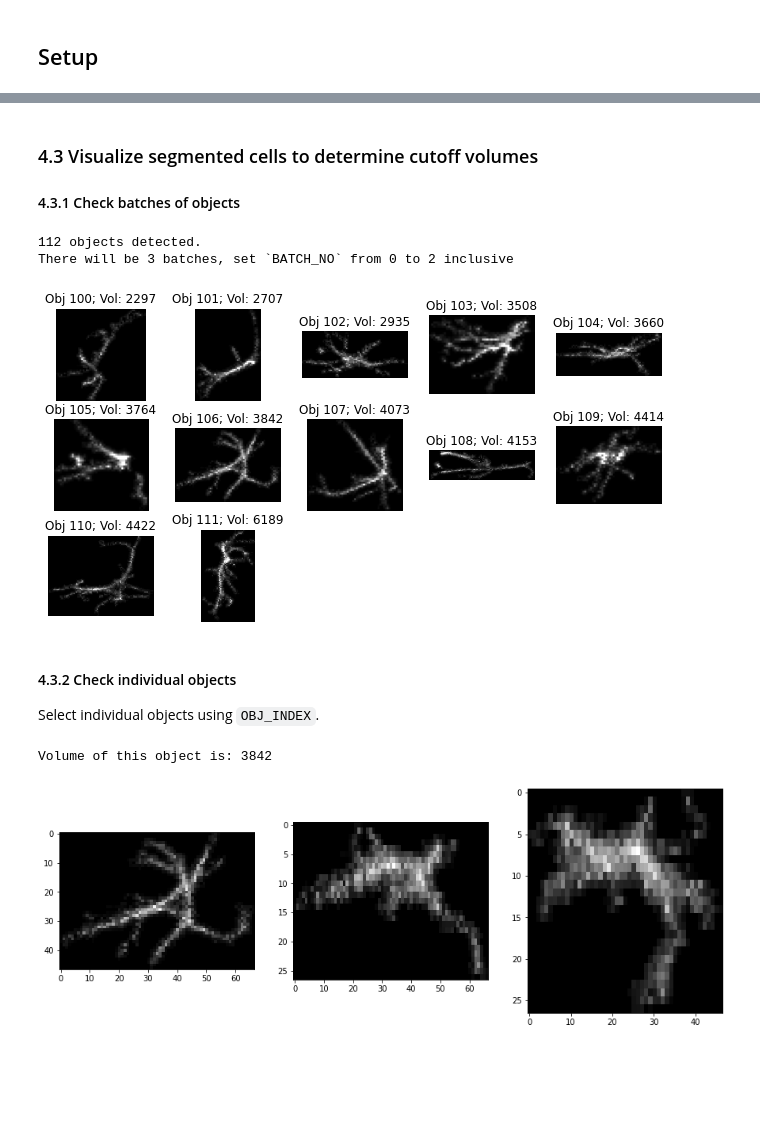
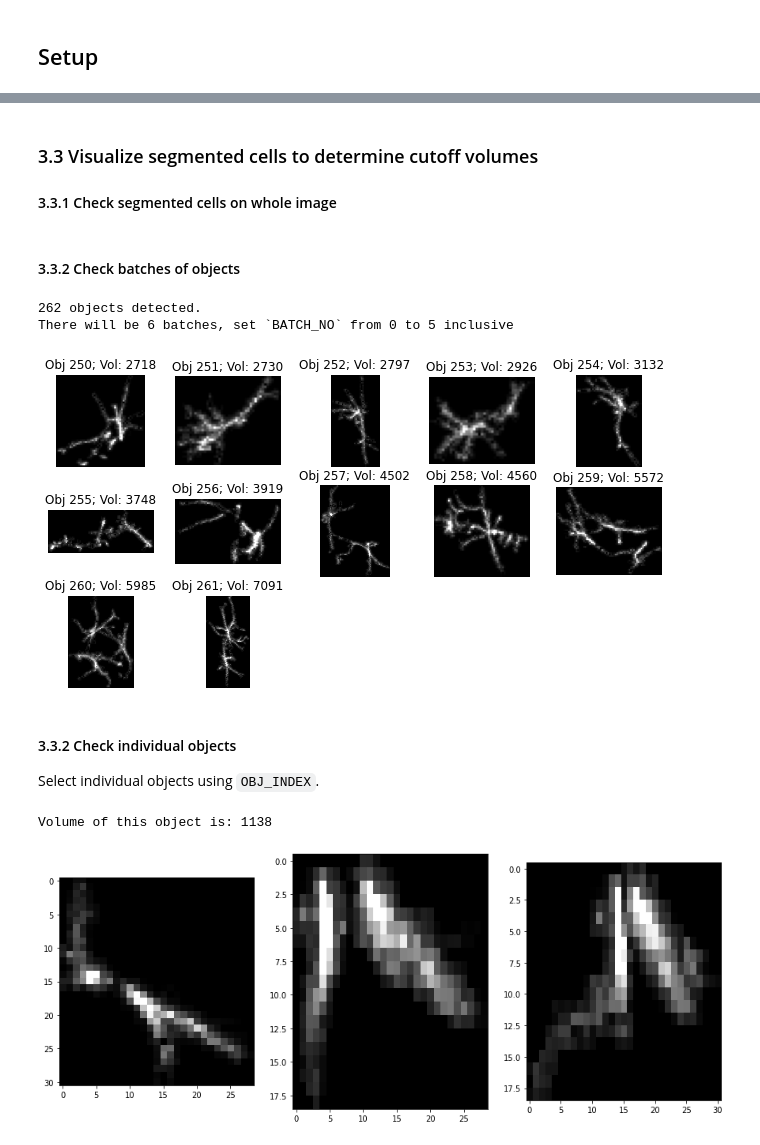
Before and after one commit to swanandlab/SMorph, a Jupyter notebook: autocrop.ipynb, the cells around one changed output, grey strips where cells are left out. Saved outputs shown, nothing was run; the diff lists cells and outputs as text; code cells hidden in the pictures; blank space fills up the shorter version.

```diff
--- a/autocrop.ipynb
+++ b/autocrop.ipynb
@@ -55,0 +51,7 @@ Canvas(toolbar=Toolbar(toolitems=[('Home', 'Reset original view', 'home', 'home'
+# %%
+SELECT_ROI = True
+NAME_ROI = 'Hilus'
+# TODO: Enable crosstalk b/w ImageJ ROI & this ROI
+%matplotlib widget
+NAME_ROI = NAME_ROI if SELECT_ROI else ''
+linebuilder = None if not SELECT_ROI else ac.select_ROI(denoised)
@@ -56,5 +60,6 @@ Canvas(toolbar=Toolbar(toolitems=[('Home', 'Reset original view', 'home', 'home'
 # %%
 %matplotlib inline
-denoised = ac.mask_ROI(denoised, linebuilder)
-ac.projectXYZ(denoised, .5, .5, 1)
+if SELECT_ROI:
+    denoised = ac.mask_ROI(denoised, linebuilder)
+    ac.projectXYZ(denoised, .5, .5, 1)
 # %% [output]
@@ -76,11 +81,11 @@ Understand their effect by configuring 3 parameters:
 - `HIGH_DELTA`: Pixel intensity value corresponding to change in `HIGH_THRESH`
 - `N_STEPS`: Number of steps of delta in threshold to take in both directions
 # %%
-LOW_THRESH = .0375
-HIGH_THRESH = .20
+LOW_THRESH = .06
+HIGH_THRESH = .25
 
 LOW_DELTA = .0025
-HIGH_DELTA = .05
+HIGH_DELTA = .00
 N_STEPS = 1
 
 results = ac.testThresholds(edge_filtered, .5, .5, 1, 'gist_earth',
@@ -114,6 +121,6 @@ view_3D({'data': filtered_labels, 'colormap': 'gray', 'gamma': .8, 'name': 'filt
         {'data': labels, 'colormap': 'gist_earth', 'name': 'labels'},
         {'data': convex_hull, 'colormap': 'yellow', 'name': 'convex_hull'})
 # %% [markdown]
-### 4.3 Visualize segmented cells to determine cutoff volumes
+### 3.3 Visualize segmented cells to determine cutoff volumes
 
-#### 4.3.1 Check batches of objects
+#### 3.3.1 Check segmented cells on whole image
@@ -120,28 +142,28 @@ view_3D({'data': filtered_labels, 'colormap': 'gray', 'gamma': .8, 'name': 'filt
+# %% [markdown]
+#### 3.3.2 Check batches of objects
 # %%
-regions = ac.arrange_regions(filtered_labels)
-
 N_BATCHES = ac.paginate_objs(regions, pg_size=50)
 # %% [output]
-112 objects detected.
-There will be 3 batches, set `BATCH_NO` from 0 to 2 inclusive
+262 objects detected.
+There will be 6 batches, set `BATCH_NO` from 0 to 5 inclusive
 # %%
 # Set `BATCH_NO` to view detected objects in paginated 2D MIP views.
-BATCH_NO = 2
+BATCH_NO = 5
 ac.project_batch(BATCH_NO, N_BATCHES, regions, denoised)
 # %% [output]
-[figure, old version]
+[figure, new version]
 # %% [markdown]
-#### 4.3.2 Check individual objects
+#### 3.3.2 Check individual objects
 Select individual objects using `OBJ_INDEX`.
 # %%
-OBJ_INDEX = 106
+OBJ_INDEX = 199
 
 extracted_cell = ac.extract_obj(regions[OBJ_INDEX], denoised)
 minz, miny, minx, maxz, maxy, maxx = regions[OBJ_INDEX].bbox
 ac.projectXYZ(extracted_cell, .5, .5, 1)
 # %% [output]
-Volume of this object is: 3842
+Volume of this object is: 1138
-[figure, old version]
+[figure, new version]
 # %%
 view_3D({'data': denoised[minz:maxz, miny:maxy, minx:maxx], 'name': 'denoised'},
         {'data': regions[OBJ_INDEX].image, 'colormap': 'yellow', 'name': 'thresholded'},
```
Also changed, not shown: parts of 22 cells of this notebook, 3 other files.
